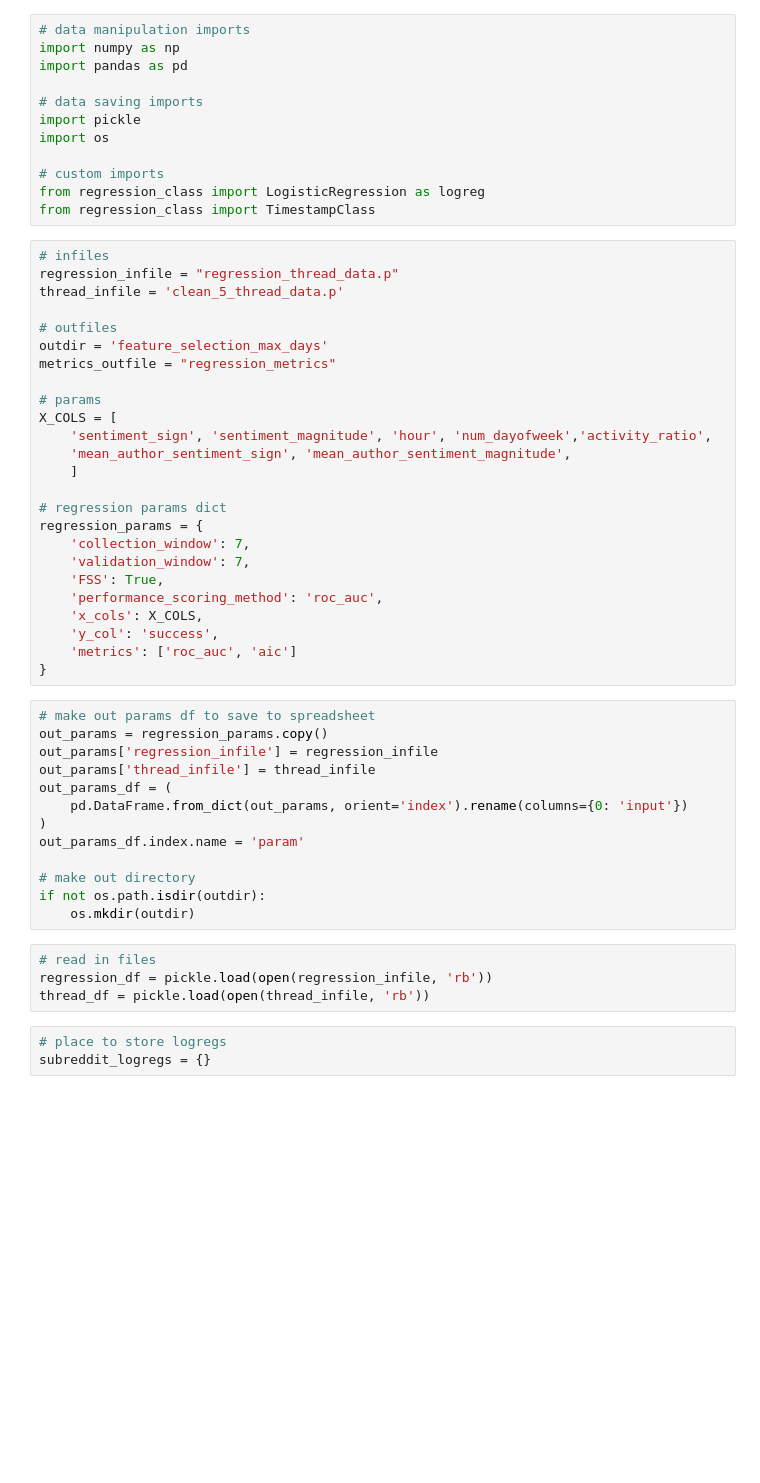
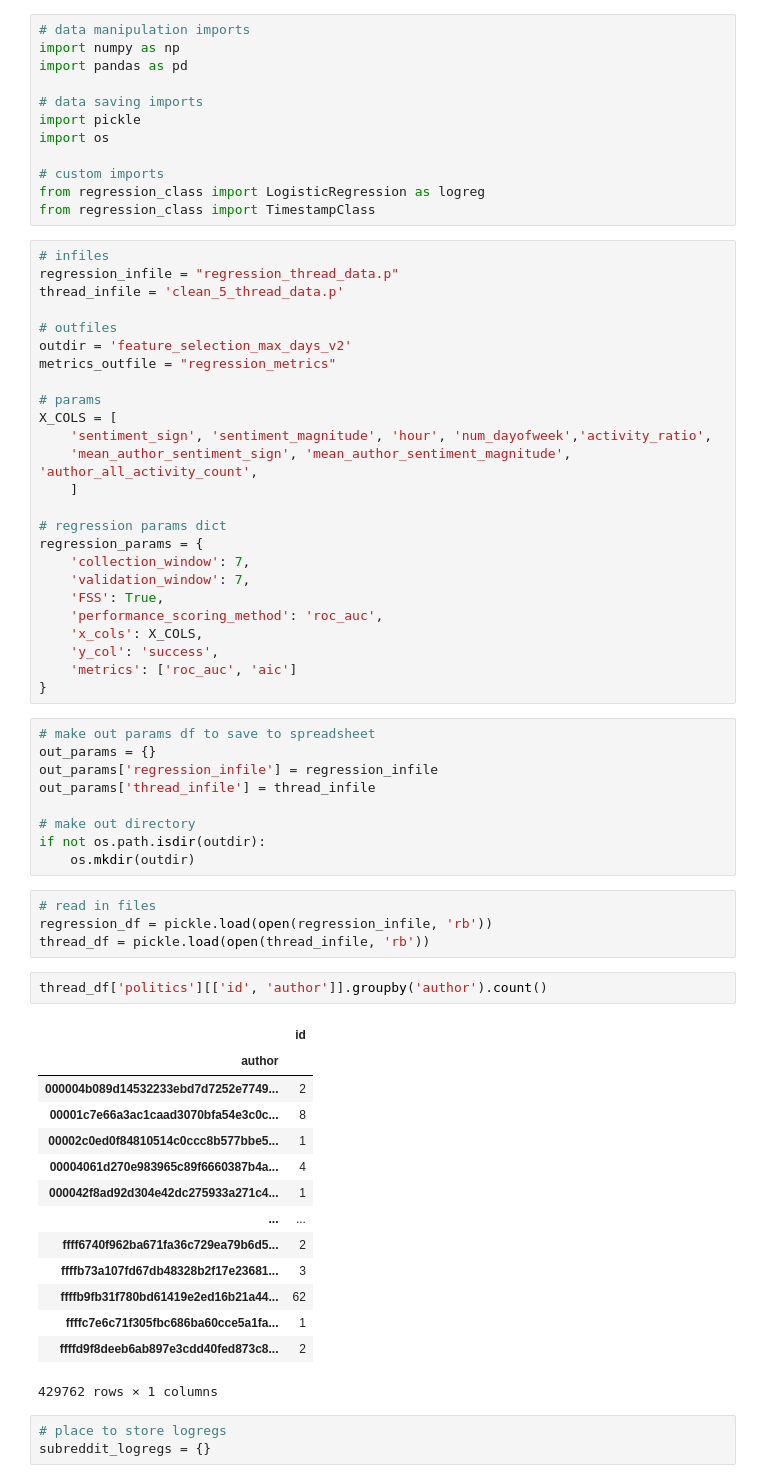
Before and after one commit to caralynch/reddit_analyses, a Jupyter notebook: 19_AIC_BIC_full_window.ipynb, the cells around one changed output. Cells and saved outputs as stored; diff of their text form; blank space fills up the shorter version.

```diff
--- a/19_AIC_BIC_full_window.ipynb
+++ b/19_AIC_BIC_full_window.ipynb
@@ -16,13 +16,13 @@ regression_infile = "regression_thread_data.p"
 thread_infile = 'clean_5_thread_data.p'
 
 # outfiles
-outdir = 'feature_selection_max_days'
+outdir = 'feature_selection_max_days_v2'
 metrics_outfile = "regression_metrics"
 
 # params
 X_COLS = [
     'sentiment_sign', 'sentiment_magnitude', 'hour', 'num_dayofweek','activity_ratio',
-    'mean_author_sentiment_sign', 'mean_author_sentiment_magnitude',
+    'mean_author_sentiment_sign', 'mean_author_sentiment_magnitude', 'author_all_activity_count',
     ]
 
 # regression params dict
@@ -37,13 +37,9 @@ regression_params = {
 }
 # %%
 # make out params df to save to spreadsheet
-out_params = regression_params.copy()
+out_params = {}
 out_params['regression_infile'] = regression_infile
 out_params['thread_infile'] = thread_infile
-out_params_df = (
-    pd.DataFrame.from_dict(out_params, orient='index').rename(columns={0: 'input'})
-)
-out_params_df.index.name = 'param'
 
 # make out directory
 if not os.path.isdir(outdir):
@@ -52,6 +48,23 @@ if not os.path.isdir(outdir):
 # read in files
 regression_df = pickle.load(open(regression_infile, 'rb'))
 thread_df = pickle.load(open(thread_infile, 'rb'))
+# %%
+thread_df['politics'][['id', 'author']].groupby('author').count()
+# %% [output]
+|  | id |
+| author |  |
+| 000004b089d14532233ebd7d7252e7749... | 2 |
+| 00001c7e66a3ac1caad3070bfa54e3c0c... | 8 |
+| 00002c0ed0f84810514c0ccc8b577bbe5... | 1 |
+| 00004061d270e983965c89f6660387b4a... | 4 |
+| 000042f8ad92d304e42dc275933a271c4... | 1 |
+| ... | ... |
+| ffff6740f962ba671fa36c729ea79b6d5... | 2 |
+| ffffb73a107fd67db48328b2f17e23681... | 3 |
+| ffffb9fb31f780bd61419e2ed16b21a44... | 62 |
+| ffffc7e6c71f305fbc686ba60cce5a1fa... | 1 |
+| ffffd9f8deeb6ab897e3cdd40fed873c8... | 2 |
+429762 rows × 1 columns
 # %%
 # place to store logregs
 subreddit_logregs = {}
```
Also changed, not shown: parts of 11 cells of this notebook, 10 other files.
